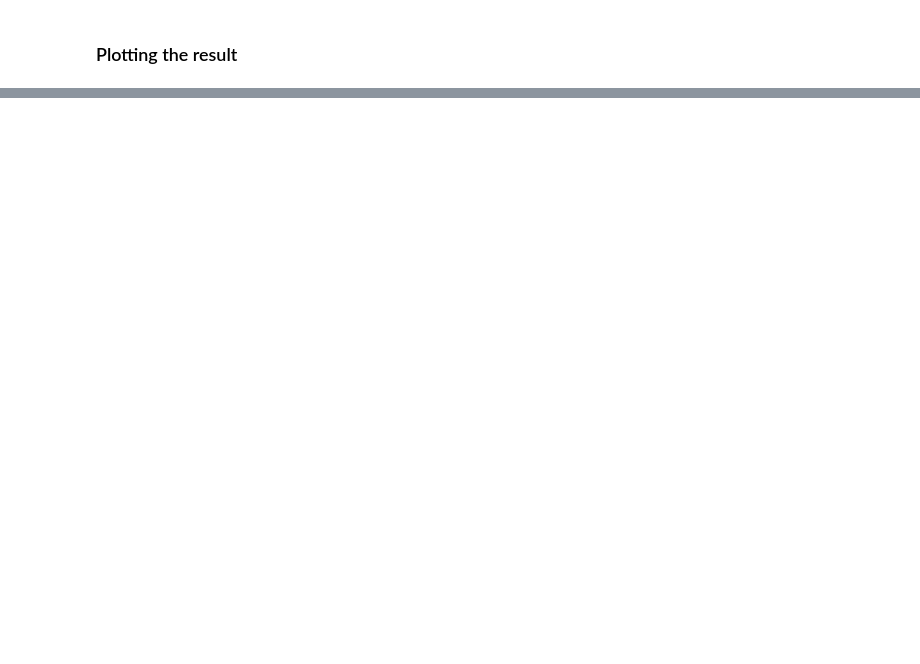
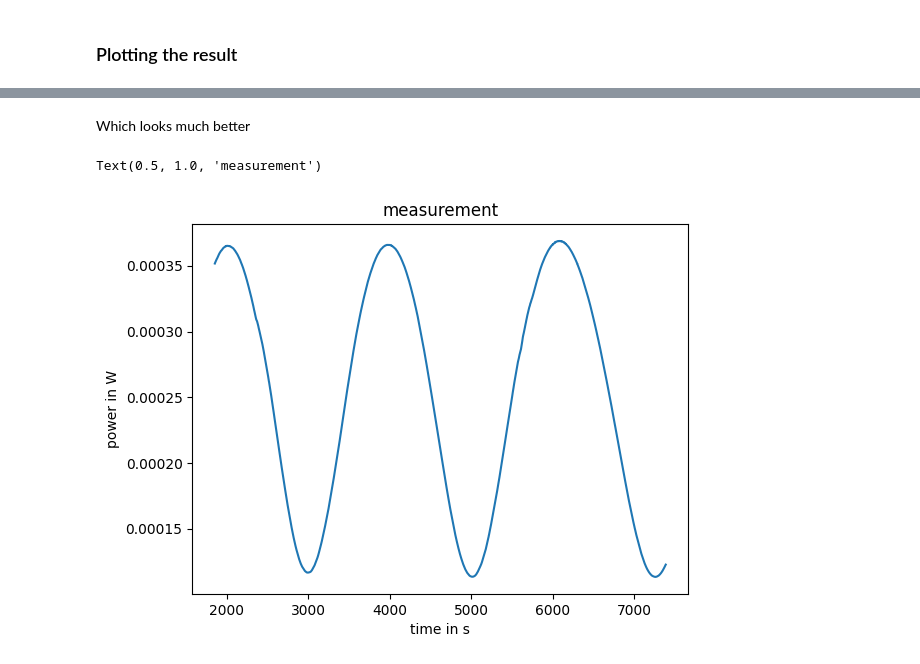
Before and after one commit to leo1200/thin-films, a Jupyter notebook: notebooks/one_growing_layer.ipynb, the cells around one changed output, grey strips where cells are left out. Saved outputs shown, nothing was run; the diff lists cells and outputs as text; code cells hidden in the pictures; blank space fills up the shorter version.

```diff
--- a/notebooks/one_growing_layer.ipynb
+++ b/notebooks/one_growing_layer.ipynb
@@ -122,0 +158,13 @@ plt.legend(loc="upper right")
+# %%
+time_points_measured = time_points_measured[1850:]
+power_measured = power_measured[1850:]
+# %% [markdown]
+Which looks much better
+# %%
+plt.plot(time_points_measured, power_measured)
+plt.xlabel("time in s")
+plt.ylabel("power in W")
+plt.title("cleaned measurement")
+# %% [output]
+Text(0.5, 1.0, 'measurement')
+[figure, added]
```
Also changed, not shown: parts of 11 cells of this notebook, 1 other file.
